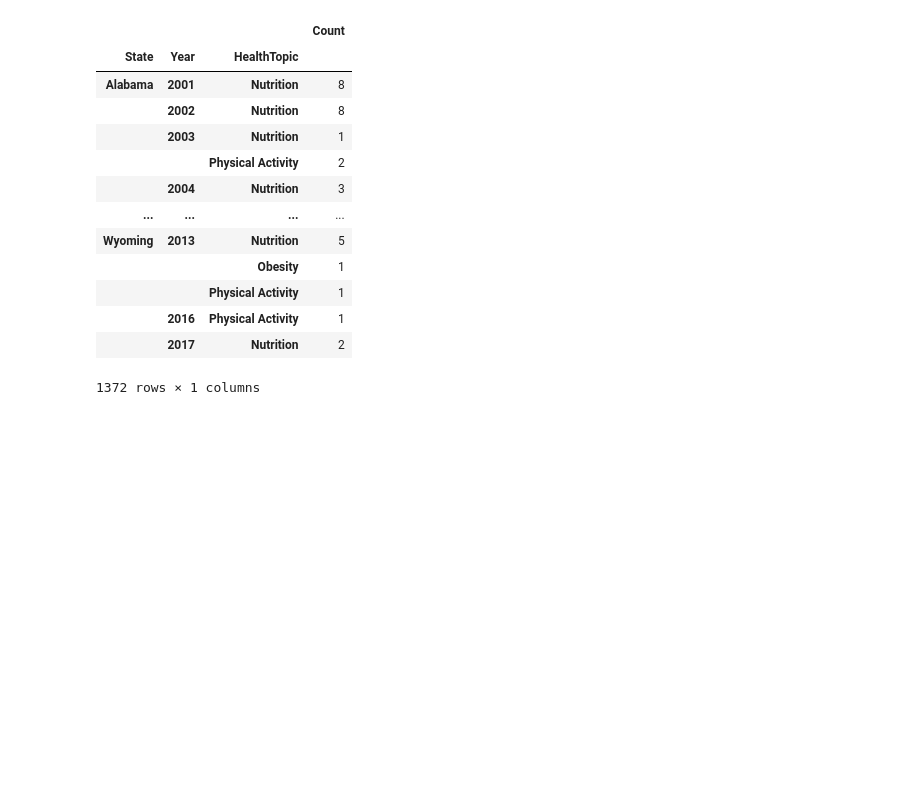
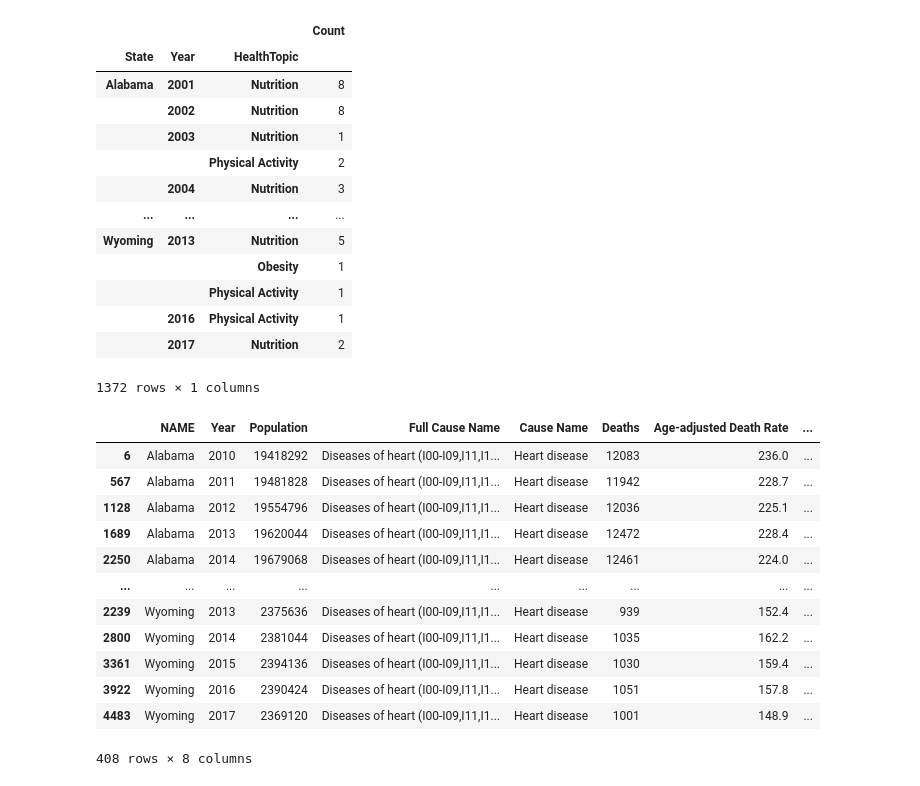
Before and after one commit to wreinhold/bootcamp-group1-project, a Jupyter notebook: deaths_legislation.ipynb, the cells around one changed output. Drawn from its saved outputs; the diff is of its cells as text; code cells hidden in the pictures; blank space fills up the shorter version.

```diff
--- a/deaths_legislation.ipynb
+++ b/deaths_legislation.ipynb
@@ -171,3 +170,22 @@ laws_per_year
 |  | 2016 | Physical Activity | 1 |
 |  | 2017 | Nutrition | 2 |
 1372 rows × 1 columns
+# %%
+#Filter df for only stroke for cause of death
+heart_dis_df = merged_df.drop(merged_df[merged_df['Cause Name'] != 'Heart disease'].index)
+heart_dis_df = heart_dis_df.sort_values(by = ["NAME", "Year"])
+heart_dis_df
+# %% [output]
+|  | NAME | Year | Population | Full Cause Name | Cause Name | Deaths | Age-adjusted Death Rate | ... |
+| 6 | Alabama | 2010 | 19418292 | Diseases of heart (I00-I09,I11,I1... | Heart disease | 12083 | 236.0 | ... |
+| 567 | Alabama | 2011 | 19481828 | Diseases of heart (I00-I09,I11,I1... | Heart disease | 11942 | 228.7 | ... |
+| 1128 | Alabama | 2012 | 19554796 | Diseases of heart (I00-I09,I11,I1... | Heart disease | 12036 | 225.1 | ... |
+| 1689 | Alabama | 2013 | 19620044 | Diseases of heart (I00-I09,I11,I1... | Heart disease | 12472 | 228.4 | ... |
+| 2250 | Alabama | 2014 | 19679068 | Diseases of heart (I00-I09,I11,I1... | Heart disease | 12461 | 224.0 | ... |
+| ... | ... | ... | ... | ... | ... | ... | ... | ... |
+| 2239 | Wyoming | 2013 | 2375636 | Diseases of heart (I00-I09,I11,I1... | Heart disease | 939 | 152.4 | ... |
+| 2800 | Wyoming | 2014 | 2381044 | Diseases of heart (I00-I09,I11,I1... | Heart disease | 1035 | 162.2 | ... |
+| 3361 | Wyoming | 2015 | 2394136 | Diseases of heart (I00-I09,I11,I1... | Heart disease | 1030 | 159.4 | ... |
+| 3922 | Wyoming | 2016 | 2390424 | Diseases of heart (I00-I09,I11,I1... | Heart disease | 1051 | 157.8 | ... |
+| 4483 | Wyoming | 2017 | 2369120 | Diseases of heart (I00-I09,I11,I1... | Heart disease | 1001 | 148.9 | ... |
+408 rows × 8 columns
```
Also changed, not shown: parts of 3 cells of this notebook.
